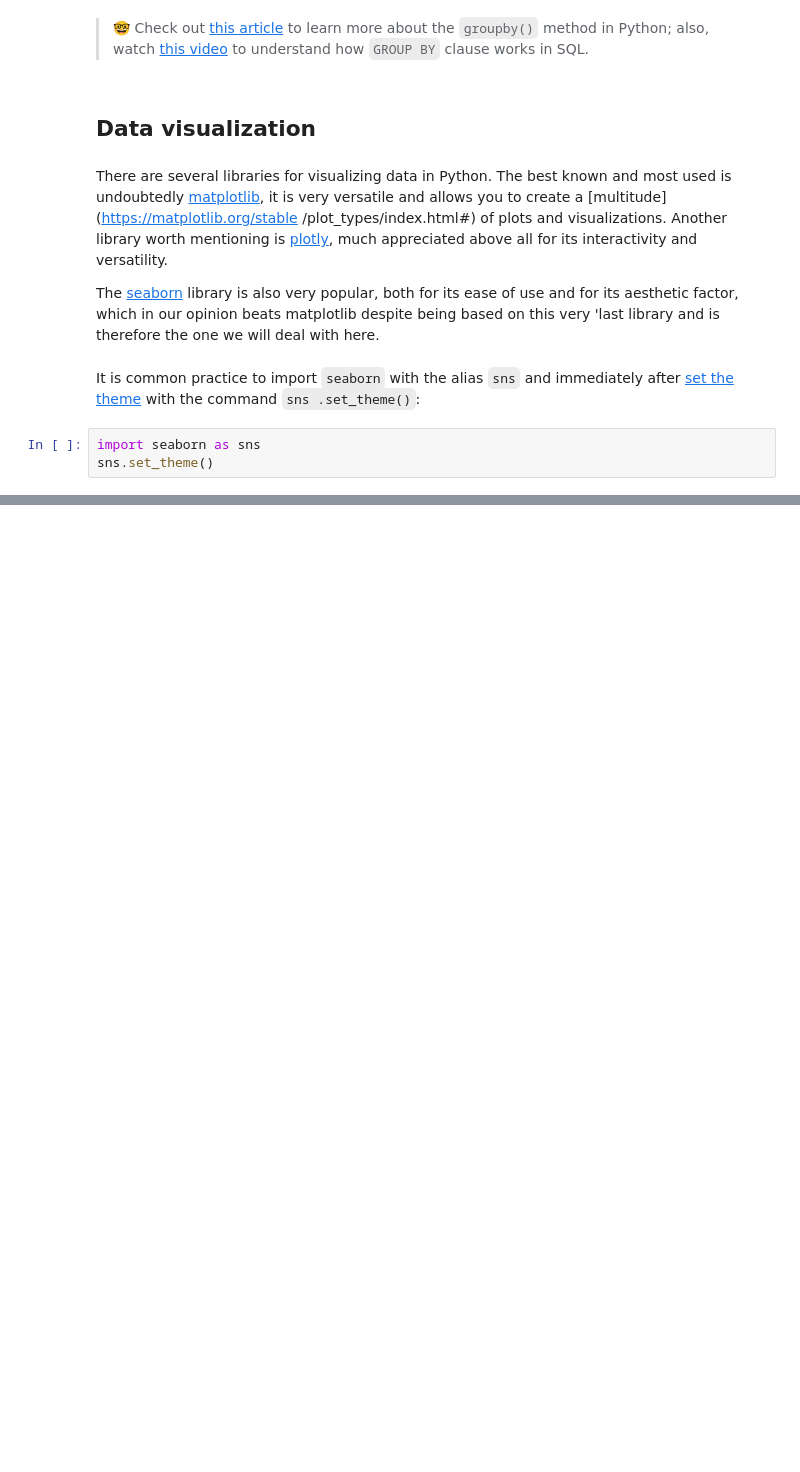
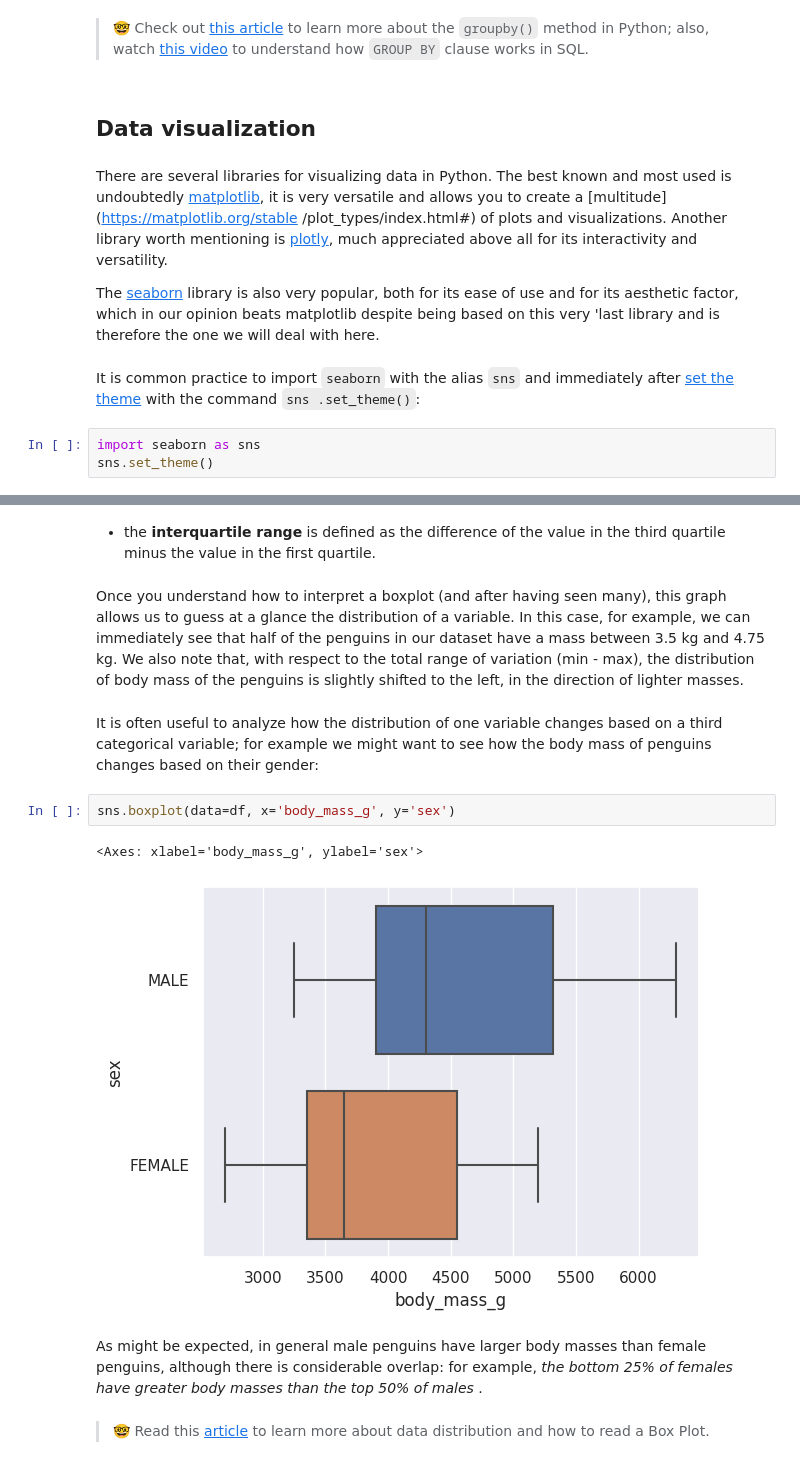
Before and after one commit to JungleKiosk/py_Scratch, a Jupyter notebook: py_DataAnalysis.ipynb, the cells around one changed output, grey strips where cells are left out. Drawn from its saved outputs; the diff is of its cells as text; blank space fills up the shorter version.

```diff
--- a/py_DataAnalysis.ipynb
+++ b/py_DataAnalysis.ipynb
@@ -259,0 +313,15 @@ sns.set_theme()
+# %% [markdown]
+- the **interquartile range** is defined as the difference of the value in the third quartile minus the value in the first quartile.
+# %% [markdown]
+Once you understand how to interpret a boxplot (and after having seen many), this graph allows us to guess at a glance the distribution of a variable. In this case, for example, we can immediately see that half of the penguins in our dataset have a mass between 3.5 kg and 4.75 kg. We also note that, with respect to the total range of variation (min - max), the distribution of body mass of the penguins is slightly shifted to the left, in the direction of lighter masses.
+# %% [markdown]
+It is often useful to analyze how the distribution of one variable changes based on a third categorical variable; for example we might want to see how the body mass of penguins changes based on their gender:
+# %%
+sns.boxplot(data=df, x='body_mass_g', y='sex')
+# %% [output]
+<Axes: xlabel='body_mass_g', ylabel='sex'>
+[figure, added]
+# %% [markdown]
+As might be expected, in general male penguins have larger body masses than female penguins, although there is considerable overlap: for example, *the bottom 25% of females have greater body masses than the top 50% of males* .
+# %% [markdown]
+> 🤓 Read this [article](https://builtin.com/data-science/boxplot) to learn more about data distribution and how to read a Box Plot.
```
Also changed, not shown: parts of 12 cells of this notebook.
